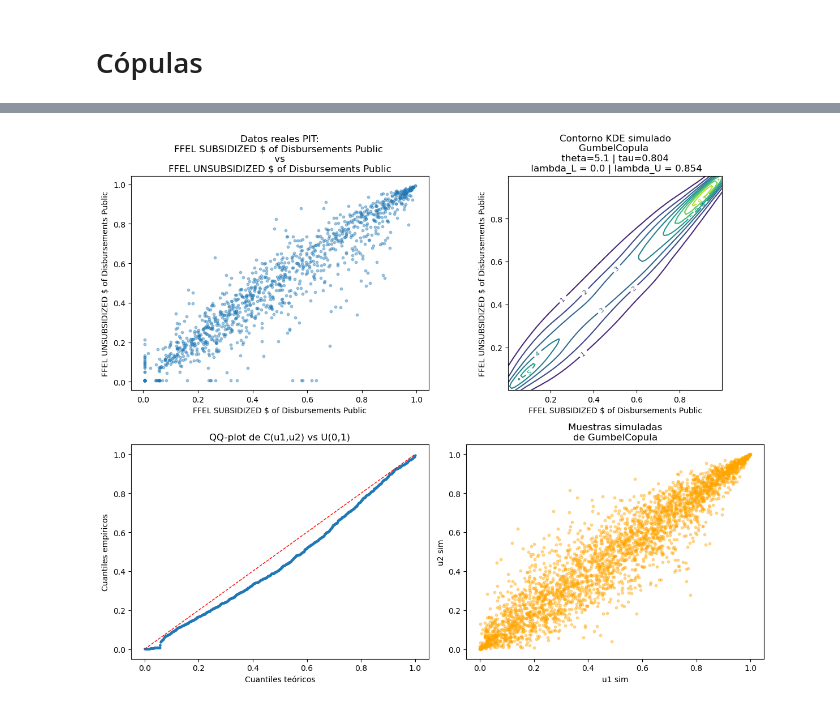
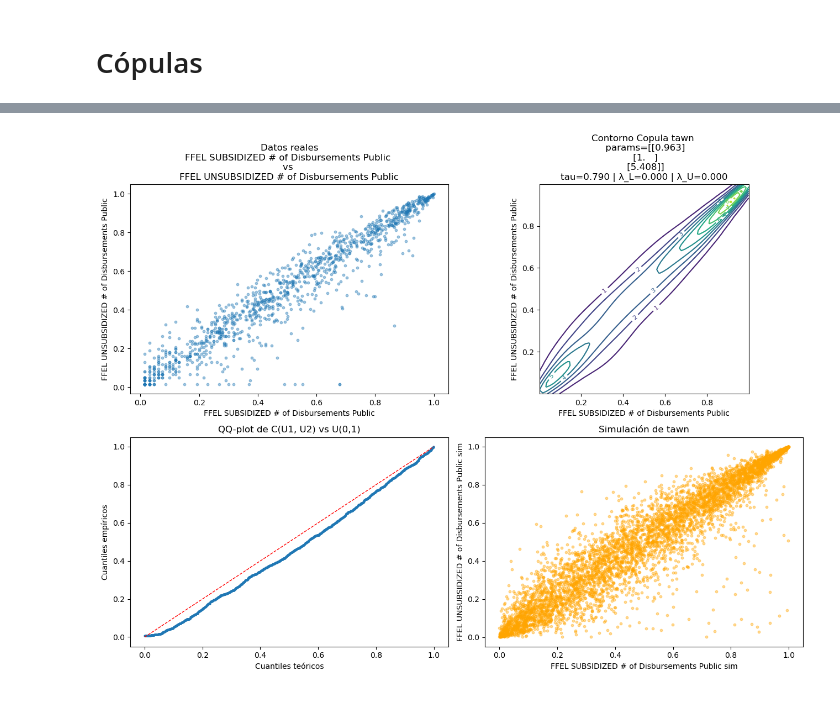
Before and after one commit to CA0307-II-2025/grupo-3, a Jupyter notebook: cod/pit.ipynb, the cells around one changed output, grey strips where cells are left out. Cells and saved outputs as stored; diff of their text form; code cells hidden in the pictures.

```diff
--- a/cod/pit.ipynb
+++ b/cod/pit.ipynb
@@ -762,14 +864,20 @@ table
 # %%
+table, best_model = fit_ev_copulas(
+    df_private["FFEL SUBSIDIZED # of Disbursements_PIT"],
+    df_private["FFEL UNSUBSIDIZED # of Disbursements_PIT"]
+)
+
 plot_copula_diagnostics(
-    df_public["FFEL SUBSIDIZED $ of Disbursements_PIT"].values,
-    df_public["FFEL UNSUBSIDIZED $ of Disbursements_PIT"].values,
-    best_model["copula"],
+    df_public["FFEL SUBSIDIZED # of Disbursements_PIT"].values,
+    df_public["FFEL UNSUBSIDIZED # of Disbursements_PIT"].values,
+    best_model["model"],
+    best_model["family"],
+    "FFEL SUBSIDIZED # of Disbursements Public",
+    "FFEL UNSUBSIDIZED # of Disbursements Public",
     best_model["theta"],
     best_model["tau"],
     best_model["lambda_L"],
-    best_model["lambda_U"],
-    "FFEL SUBSIDIZED $ of Disbursements Public",
-    "FFEL UNSUBSIDIZED $ of Disbursements Public", 60, 3000
+    best_model["lambda_U"], 60, 5000
 )
 # %% [output]
-[figure, old version]
+[figure, new version]
```
Also changed, not shown: parts of 4 cells of this notebook.
